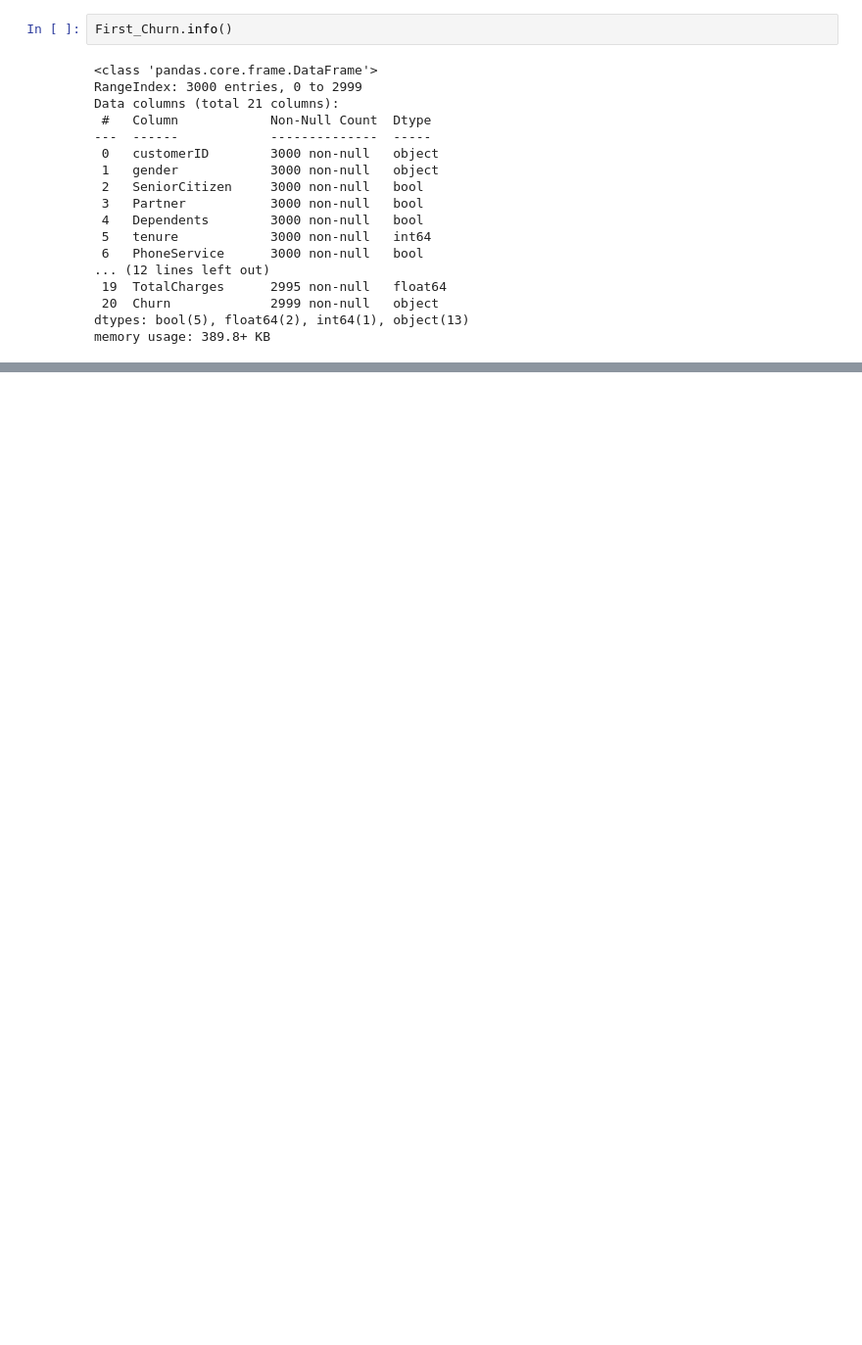
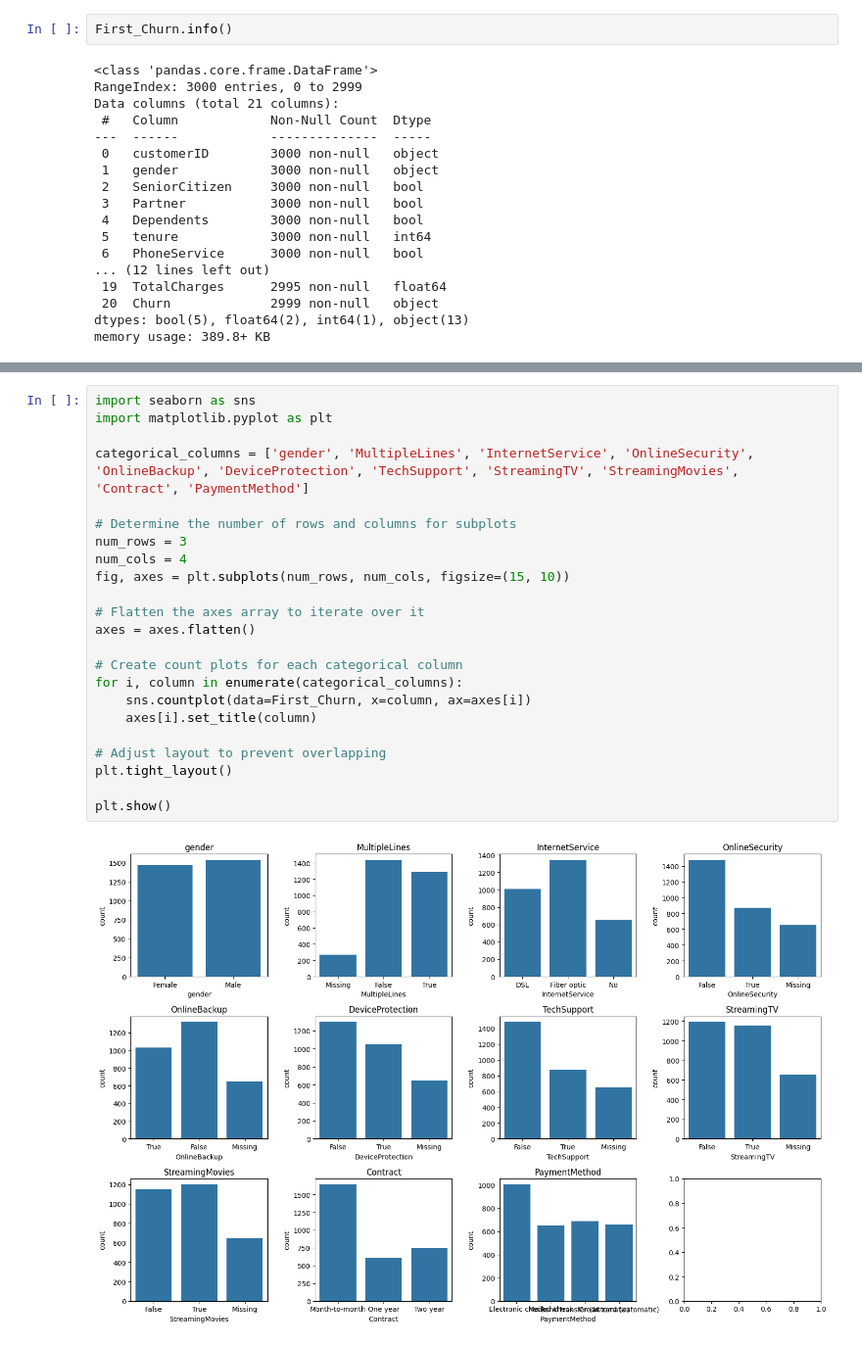
Before and after one commit to Joemuchiri2/LP2, a Jupyter notebook: LP2.ipynb, the cells around one changed output, grey strips where cells are left out. Shown at 98% size. Cells and saved outputs as stored; diff of their text form; blank space fills up the shorter version.

```diff
--- a/LP2.ipynb
+++ b/LP2.ipynb
@@ -62,0 +167,25 @@ plt.show()
+# %%
+import seaborn as sns
+import matplotlib.pyplot as plt
+
+categorical_columns = ['gender', 'MultipleLines', 'InternetService', 'OnlineSecurity', 'OnlineBackup', 'DeviceProtection', 'TechSupport', 'StreamingTV', 'StreamingMovies', 'Contract', 'PaymentMethod']
+
+# Determine the number of rows and columns for subplots
+num_rows = 3
+num_cols = 4
+fig, axes = plt.subplots(num_rows, num_cols, figsize=(15, 10))
+
+# Flatten the axes array to iterate over it
+axes = axes.flatten()
+
+# Create count plots for each categorical column
+for i, column in enumerate(categorical_columns):
+    sns.countplot(data=First_Churn, x=column, ax=axes[i])
+    axes[i].set_title(column)
+
+# Adjust layout to prevent overlapping
+plt.tight_layout()
+
+plt.show()
+# %% [output]
+[figure, added]
```
Also changed, not shown: parts of 11 cells of this notebook, 1 other file.
